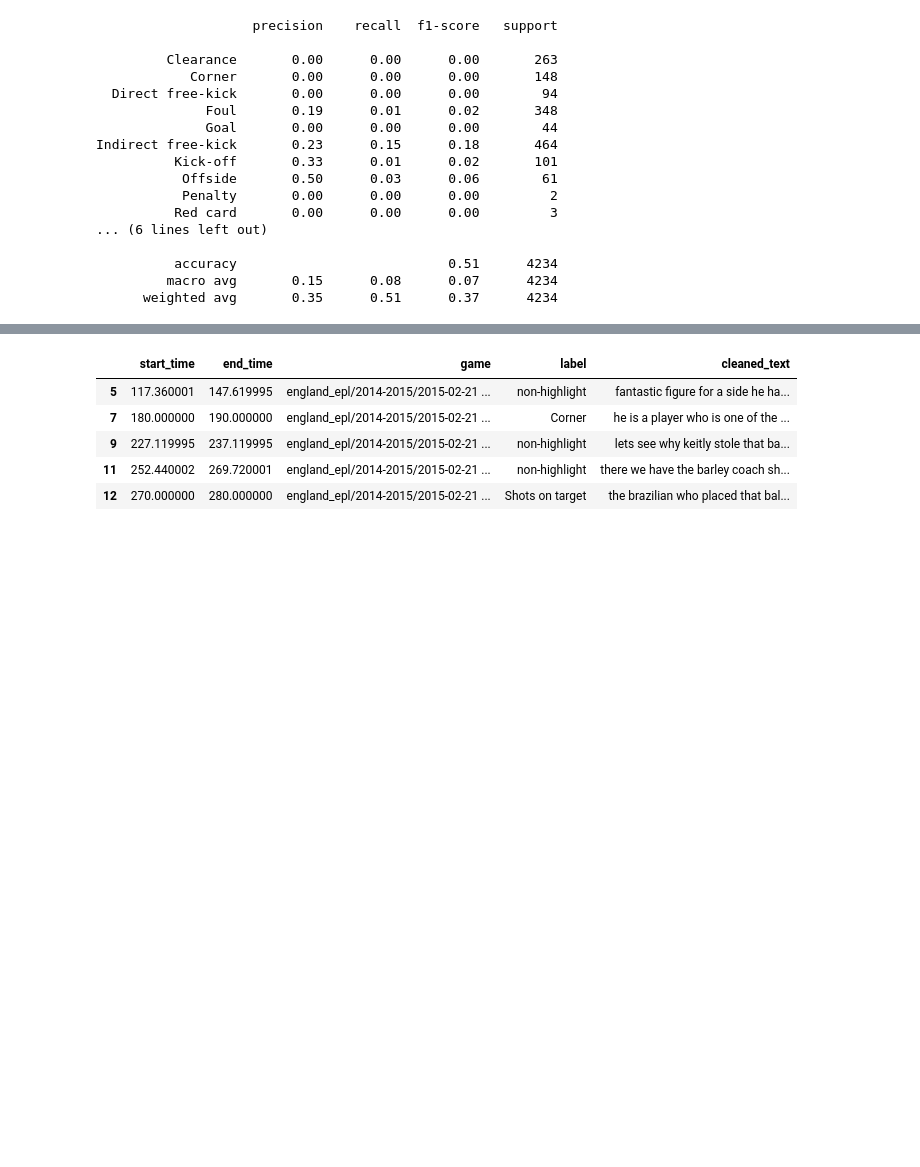
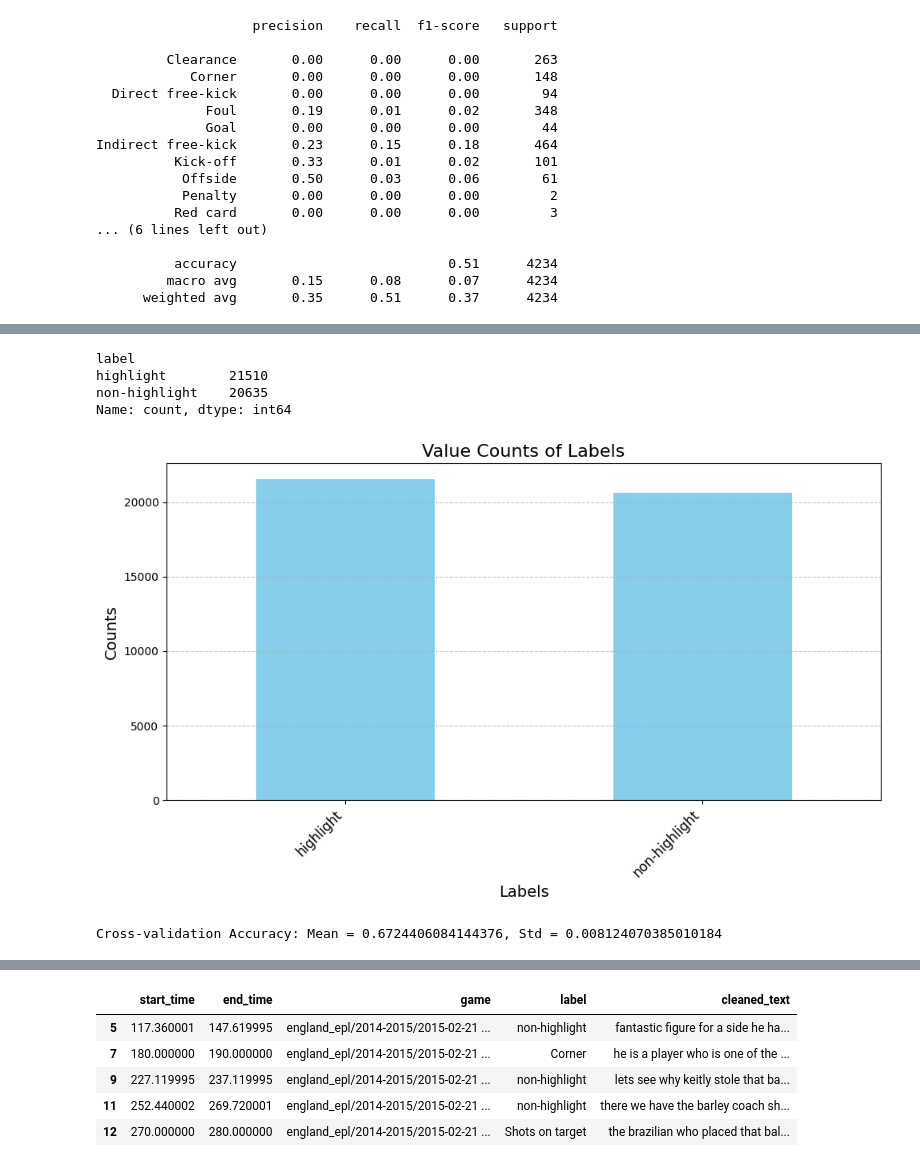
Before and after one commit to ayujverma/nlp-final-project, a Jupyter notebook: nlp_final_project.ipynb, the cells around one changed output, grey strips where cells are left out. Saved outputs shown, nothing was run; the diff lists cells and outputs as text; code cells hidden in the pictures; blank space fills up the shorter version.

```diff
--- a/nlp_final_project.ipynb
+++ b/nlp_final_project.ipynb
@@ -470,3 +572,9 @@ Indirect free-kick       0.23      0.15      0.18       464
           accuracy                           0.51      4234
          macro avg       0.15      0.08      0.07      4234
       weighted avg       0.35      0.51      0.37      4234
+# %%
+# highlight vs non-highlight simple binary classification
+binary_df = pd.read_csv('combined_10_seconds_cleaned_reduced.csv')
+binary_df['label'] = binary_df['label'].apply(lambda x: 'highlight' if x != 'non-highlight' else 'non-highlight')
+binary_df.to_csv('combined_10_seconds_cleaned_reduced_binary.csv', index=False)
+print(binary_df.head())
@@ -472,0 +595,24 @@ Indirect free-kick       0.23      0.15      0.18       464
+# %%
+# data analytics
+binary_df_counts = binary_df['label'].value_counts()
+print(binary_df_counts)
+# %% [output]
+label
+highlight        21510
+non-highlight    20635
+Name: count, dtype: int64
+# %%
+# binary counts plot
+plt.figure(figsize=(10, 6))
+binary_df_counts.plot(kind='bar', color='skyblue')
+
+plt.title('Value Counts of Labels', fontsize=16)
+plt.xlabel('Labels', fontsize=14)
+plt.ylabel('Counts', fontsize=14)
+plt.xticks(rotation=45, ha='right', fontsize=12)
+plt.grid(axis='y', linestyle='--', alpha=0.7)
+
+plt.tight_layout()
+plt.show()
+# %% [output]
+[figure, added]
@@ -472,0 +628,7 @@ Indirect free-kick       0.23      0.15      0.18       464
+# %%
+# random forest classifier (cross validation)
+rf_model = RandomForestClassifier(n_estimators=100, random_state=8)
+cv_scores = cross_val_score(rf_model, X_train_tfidf, y_train, cv=5, scoring='accuracy', n_jobs=-1)
+print(f"Cross-validation Accuracy: Mean = {cv_scores.mean()}, Std = {cv_scores.std()}")
+# %% [output]
+Cross-validation Accuracy: Mean = 0.6724406084144376, Std = 0.008124070385010184
```
Also changed, not shown: parts of 22 cells of this notebook, 3 other files.
